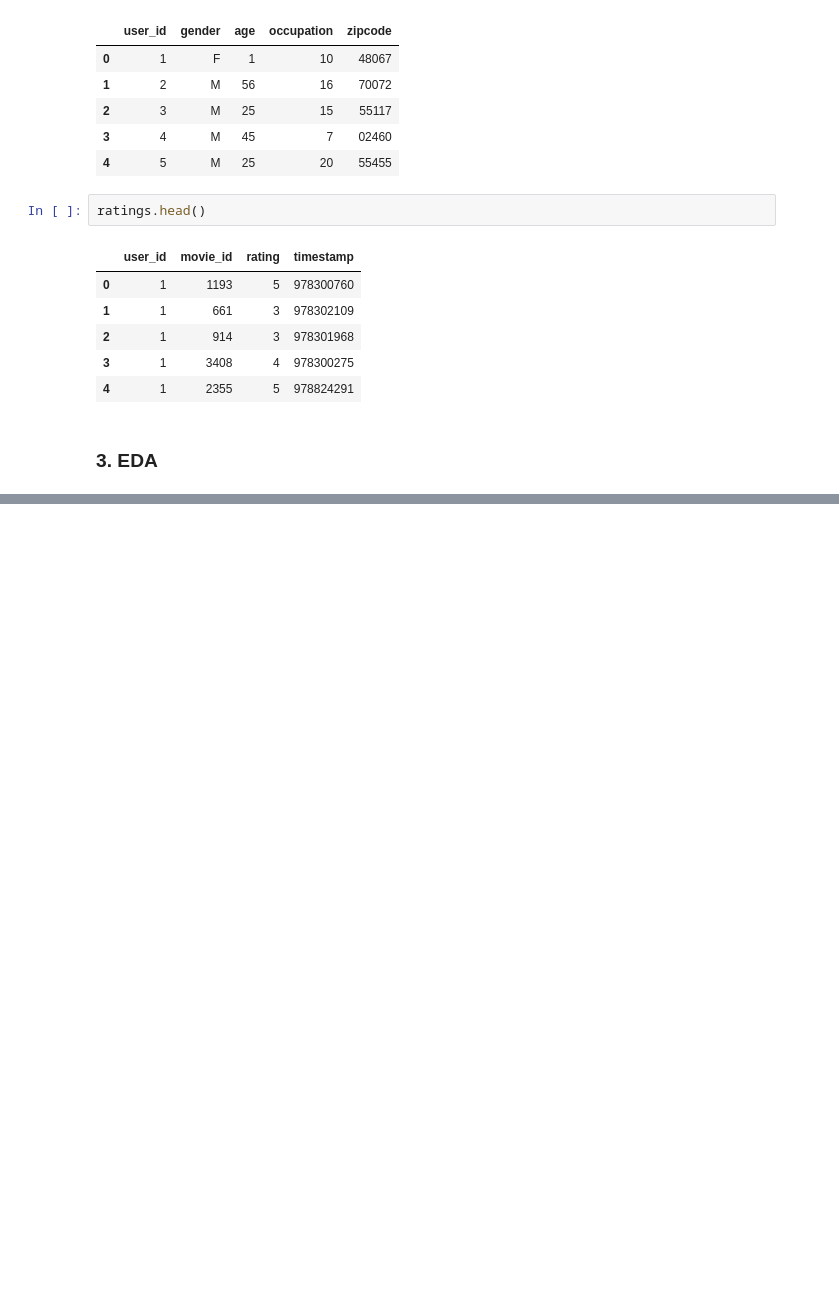
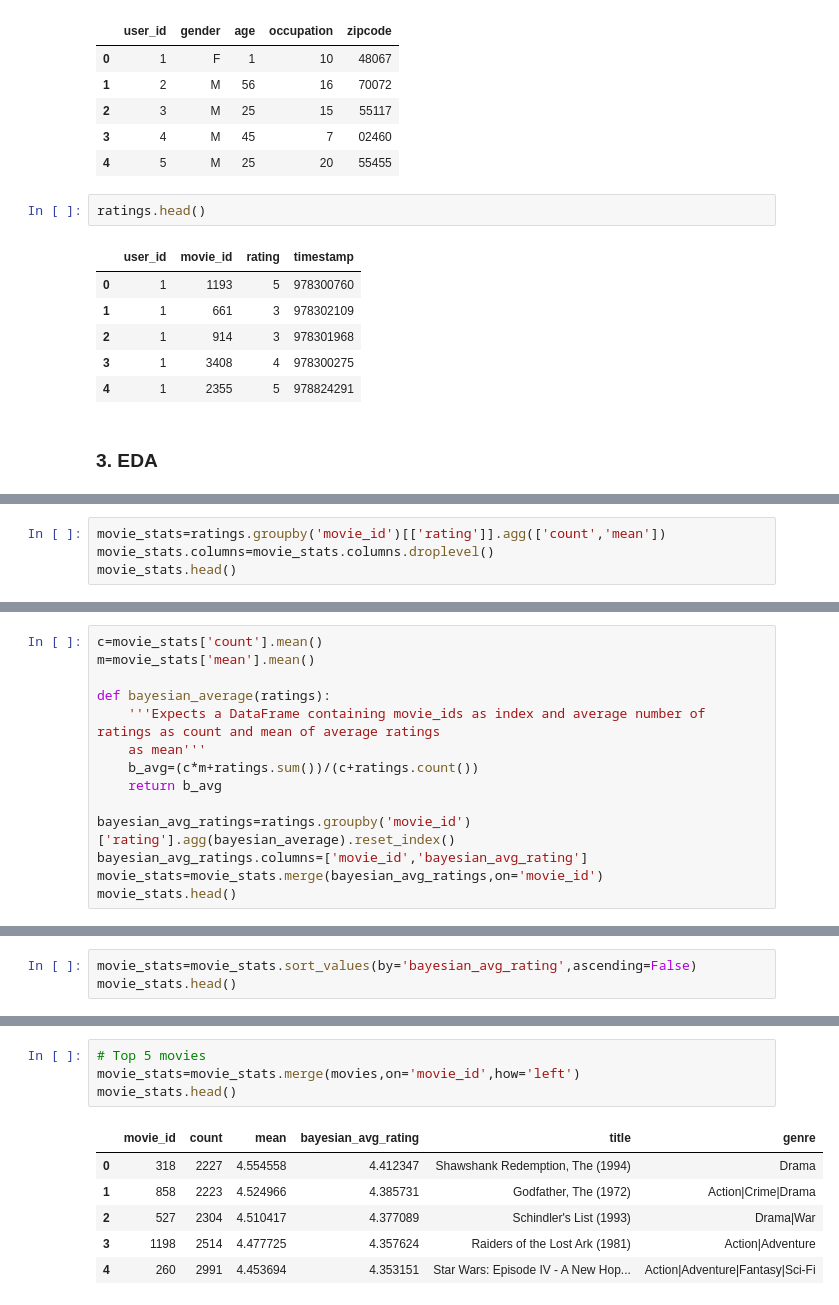
Before and after one commit to Satyaki9207/recommendation_system, a Jupyter notebook: my_recommender.ipynb, the cells around one changed output, grey strips where cells are left out. Saved outputs shown, nothing was run; the diff lists cells and outputs as text; blank space fills up the shorter version.

```diff
--- a/my_recommender.ipynb
+++ b/my_recommender.ipynb
@@ -50,0 +141,4 @@ ratings.head()
+# %%
+movie_stats=ratings.groupby('movie_id')[['rating']].agg(['count','mean'])
+movie_stats.columns=movie_stats.columns.droplevel()
+movie_stats.head()
@@ -50,0 +153,14 @@ ratings.head()
+# %%
+c=movie_stats['count'].mean()
+m=movie_stats['mean'].mean()
+
+def bayesian_average(ratings):
+    '''Expects a DataFrame containing movie_ids as index and average number of ratings as count and mean of average ratings
+    as mean'''
+    b_avg=(c*m+ratings.sum())/(c+ratings.count())
+    return b_avg
+
+bayesian_avg_ratings=ratings.groupby('movie_id')['rating'].agg(bayesian_average).reset_index()
+bayesian_avg_ratings.columns=['movie_id','bayesian_avg_rating']
+movie_stats=movie_stats.merge(bayesian_avg_ratings,on='movie_id')
+movie_stats.head()
@@ -50,0 +174,3 @@ ratings.head()
+# %%
+movie_stats=movie_stats.sort_values(by='bayesian_avg_rating',ascending=False)
+movie_stats.head()
@@ -50,0 +184,11 @@ ratings.head()
+# %%
+# Top 5 movies
+movie_stats=movie_stats.merge(movies,on='movie_id',how='left')
+movie_stats.head()
+# %% [output]
+|  | movie_id | count | mean | bayesian_avg_rating | title | genre |
+| 0 | 318 | 2227 | 4.554558 | 4.412347 | Shawshank Redemption, The (1994) | Drama |
+| 1 | 858 | 2223 | 4.524966 | 4.385731 | Godfather, The (1972) | Action|Crime|Drama |
+| 2 | 527 | 2304 | 4.510417 | 4.377089 | Schindler's List (1993) | Drama|War |
+| 3 | 1198 | 2514 | 4.477725 | 4.357624 | Raiders of the Lost Ark (1981) | Action|Adventure |
+| 4 | 260 | 2991 | 4.453694 | 4.353151 | Star Wars: Episode IV - A New Hop... | Action|Adventure|Fantasy|Sci-Fi |
```
Also changed, not shown: parts of 35 cells of this notebook, 3 other files.
